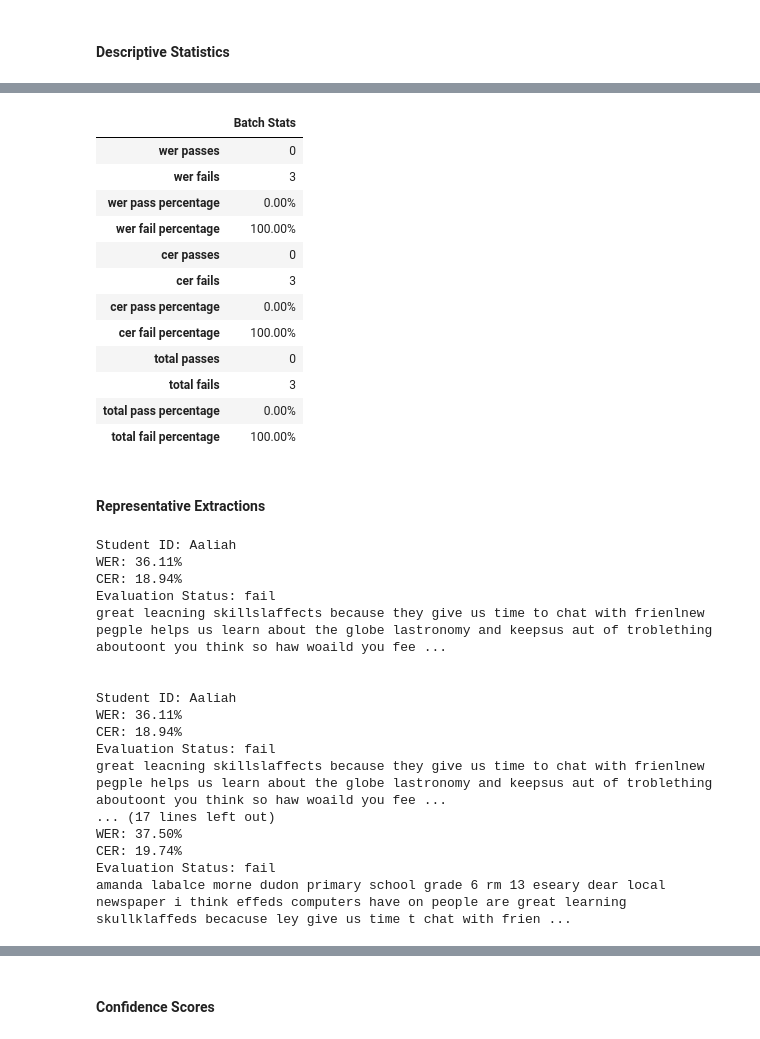
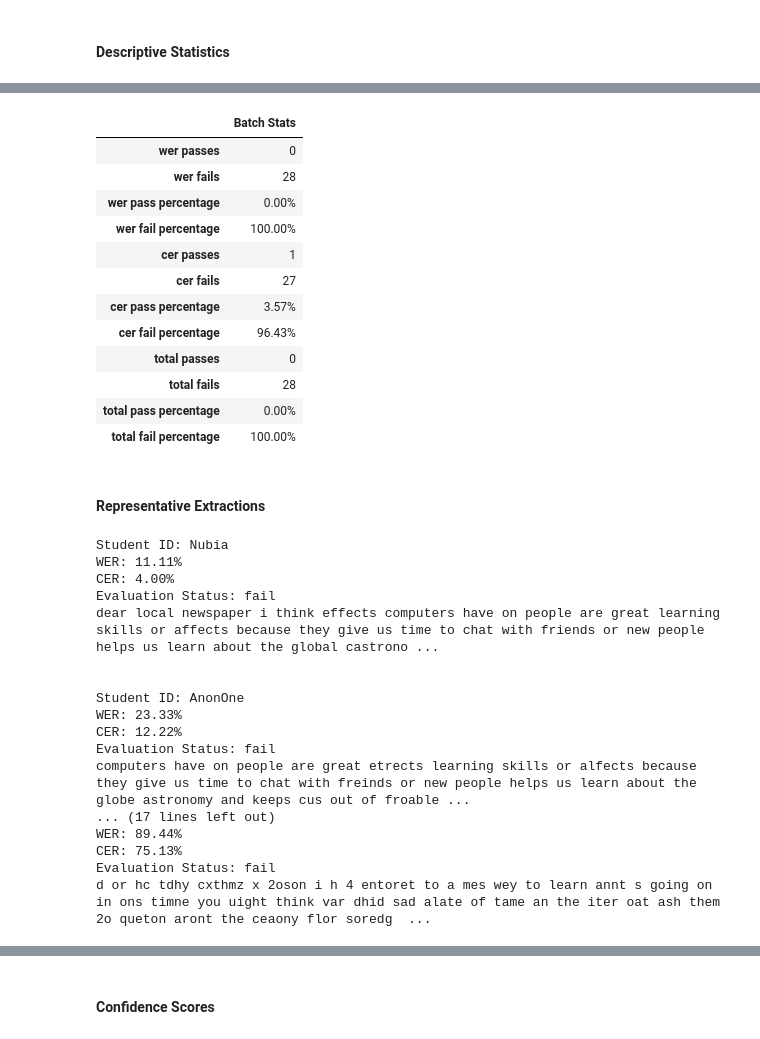
Before and after one commit to AsaDorville758/aes-thesis, a Jupyter notebook: aes_notebook/Whisper_paddleOCR_deBERTa.ipynb, the cells around one changed output, grey strips where cells are left out. Cells and saved outputs as stored; diff of their text form; code cells hidden in the pictures.

```diff
--- a/aes_notebook/Whisper_paddleOCR_deBERTa.ipynb
+++ b/aes_notebook/Whisper_paddleOCR_deBERTa.ipynb
@@ -508,7 +525,7 @@ modified_essay = """Dear5 local5 newspaper5, I think effects computers have on p
     Thank you5 for5 listening5."""
 
 #Calculate Error Rates
-error_rates = calculate_error_rates(reference_essay.text, modified_essay)
+error_rates = calculate_error_rates(reference_essay.get_text(), modified_essay)
 print(f"Word Error Rate: {error_rates['wer']:.3f} \nCharacter Error Rate:{error_rates['cer']:.3f}")
 # %% [output]
 Word Error Rate: 0.018
@@ -1027,21 +1123,11 @@ PaddleOCR loaded successfully.
 # %%
-# Extract text
-#1. call get_files_metadata()
-#2. store file paths in a file_paths list
-#3. use loop to get predictions
-#4. store predictions in predictions list/dict
-#5. Create a EssayEditor object for each prediction
-#6. Normalise each prediction
-#7. Calculate and store metrics for each preciction
-#8. Calculate and store metrics for batch
-
 #Get paths for all essays in sample
 path_to_folder = "./data/essays"
 files_list = get_files_metadata(path_to_folder)
 print("Number of essays in sample:", len(files_list))
 
 # Will store predictions for the batch
-batch_data = BatchDataOperator()
+ocr_batch = BatchDataOperator()
 #Loop through files detecting and recognizing - predicting
 for file in files_list:
     prediction = ocr.predict(file['path'])
@@ -1050,33 +1136,34 @@ for file in files_list:
         #Combine into a single string
         essay = " ".join(sentence for sentence in sentences)
         #Convert to EssayEditor object
-        paddleOCR_extraction = EssayEditor(essay)
-        #Normalise extracted text
-        paddleOCR_extraction.normalise()
+        ocr_output = EssayEditor(essay)
+        #Normalise machine-readable textual output
+        ocr_output.normalise_text()
         #Calculate Error Rates
-        error_rates = calculate_error_rates(normalised_essay.get_text(), paddleOCR_extraction.get_text())
+        error_rates = calculate_error_rates(reference_essay.get_text(), ocr_output.get_text())
         #IF both WER and CER below threshold evaluation passed else evaluation failed
-        evaluation_status = ("pass" if error_rates["wer"] <= batch_data.wer_threshold
-            and error_rates["cer"] <= batch_data.cer_threshold else "fail")
+        evaluation_status = ("pass" if error_rates["wer"] <= ocr_batch.wer_threshold
+            and error_rates["cer"] <= ocr_batch.cer_threshold else "fail")
 
-        batch_data.update_eval_stats(evaluation_status, error_rates)
+        ocr_batch.update_eval_stats(evaluation_status, error_rates)
 
         confidence_scores_list = []
 
         for (text, score) in zip(result["rec_texts"], result["rec_scores"]):
-            confidence_list.append(f"{score:.3f} | {text}")
-        #Store the details of the transcription as a dict
+            confidence_scores_list.append(f"{score:.3f} | {text}")
+
+        #Store the file properties and ocr process data as a dict
         details = {
             "Student_ID": file["name"],
             "File Path": file["path"],
             "File Size": round(file['size'], 2),
             "File Extension":file["extension"],
-            "EssayEditor": paddleOCR_extraction,
+            "EssayEditor": ocr_output,
             "WER": error_rates["wer"],
             "CER": error_rates["cer"],
-            "Confidence Scores List": confidence_scores_list,
+            "Confidence Scores": confidence_scores_list,
             "Evaluation Status": evaluation_status
         }
-        # Store in batch extractions
-        batch_data.save_detail(details)
+        # Store details dict in batch object's details list
+        ocr_batch.save_detail(details)
 # %% [output]
@@ -1113,38 +1204,38 @@ batch_data.show_wer_and_cer_stats()
 # %%
-batch_data.show_eval_stats()
+ocr_batch.show_eval_stats()
 # %% [output]
 |  | Batch Stats |
 | wer passes | 0 |
-| wer fails | 3 |
+| wer fails | 28 |
 | wer pass percentage | 0.00% |
 | wer fail percentage | 100.00% |
-| cer passes | 0 |
-| cer fails | 3 |
-| cer pass percentage | 0.00% |
-| cer fail percentage | 100.00% |
+| cer passes | 1 |
+| cer fails | 27 |
+| cer pass percentage | 3.57% |
+| cer fail percentage | 96.43% |
 | total passes | 0 |
-| total fails | 3 |
+| total fails | 28 |
 | total pass percentage | 0.00% |
 | total fail percentage | 100.00% |
 # %% [markdown]
 #### Representative Extractions
 # %%
-batch_data.show_representative_samples()
+ocr_batch.show_representative_samples()
 # %% [output]
-Student ID: Aaliah
-WER: 36.11%
-CER: 18.94%
+Student ID: Nubia
+WER: 11.11%
+CER: 4.00%
 Evaluation Status: fail
-great leacning skillslaffects because they give us time to chat with frienlnew pegple helps us learn about the globe lastronomy and keepsus aut of troblething aboutoont you think so haw woaild you fee ...
+dear local newspaper i think effects computers have on people are great learning skills or affects because they give us time to chat with friends or new people helps us learn about the global castrono ...
 
 
-Student ID: Aaliah
-WER: 36.11%
-CER: 18.94%
+Student ID: AnonOne
+WER: 23.33%
+CER: 12.22%
 Evaluation Status: fail
-great leacning skillslaffects because they give us time to chat with frienlnew pegple helps us learn about the globe lastronomy and keepsus aut of troblething aboutoont you think so haw woaild you fee ...
+computers have on people are great etrects learning skills or alfects because they give us time to chat with freinds or new people helps us learn about the globe astronomy and keeps cus out of froable ...
 ... (17 lines left out)
-WER: 37.50%
-CER: 19.74%
+WER: 89.44%
+CER: 75.13%
 Evaluation Status: fail
-amanda labalce morne dudon primary school grade 6 rm 13 eseary dear local newspaper i think effeds computers have on people are great learning skullklaffeds becacuse ley give us time t chat with frien ...
+d or hc tdhy cxthmz x 2oson i h 4 entoret to a mes wey to learn annt s going on in ons timne you uight think var dhid sad alate of tame an the iter oat ash them 2o queton aront the ceaony flor soredg  ...
```
Also changed, not shown: parts of 47 cells of this notebook.
